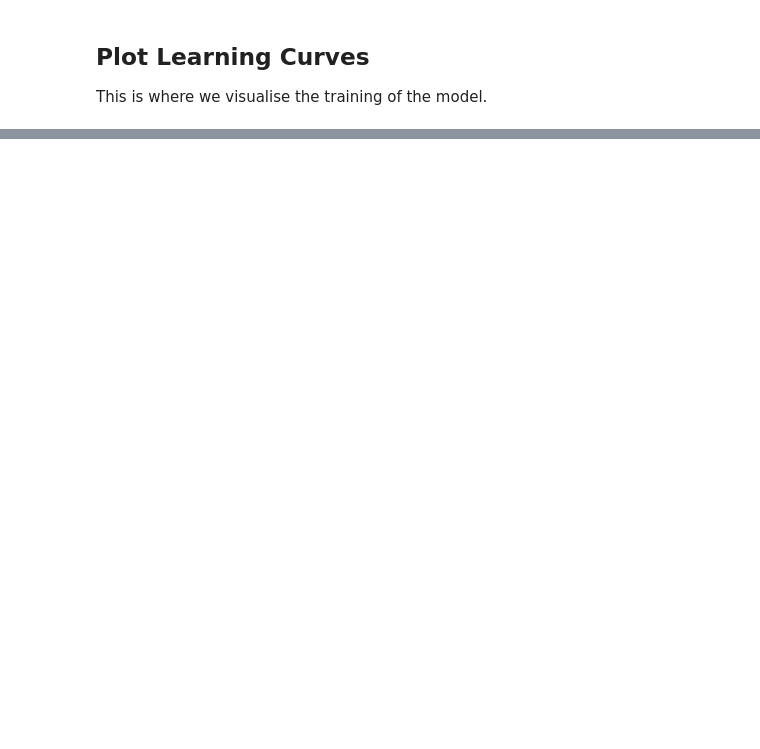
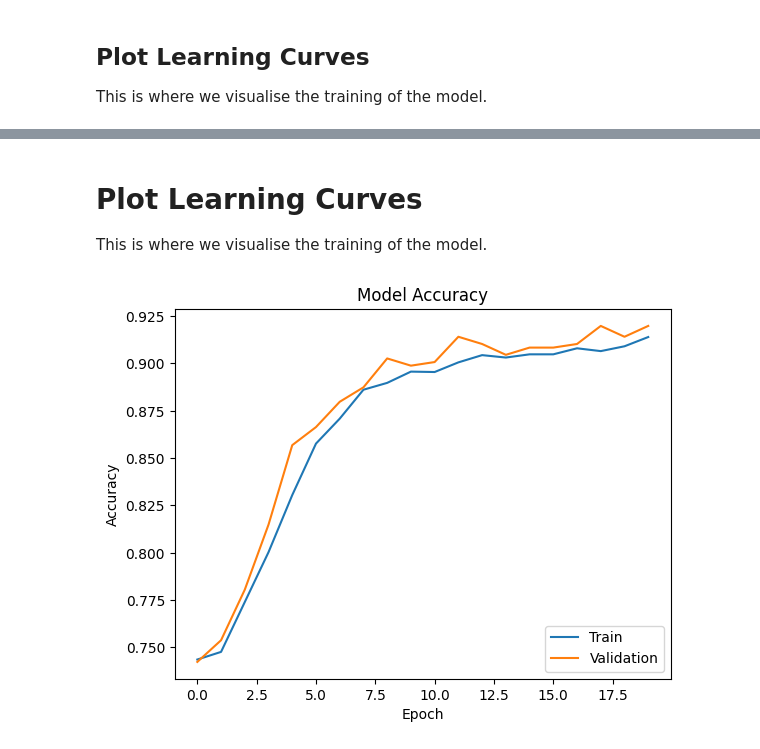
Before and after one commit to kbanz55/chainsmokers, a Jupyter notebook: Pneumonia.ipynb, the cells around one changed output, grey strips where cells are left out. Saved outputs shown, nothing was run; the diff lists cells and outputs as text; code cells hidden in the pictures; blank space fills up the shorter version.

```diff
--- a/Pneumonia.ipynb
+++ b/Pneumonia.ipynb
@@ -223,0 +227,13 @@ plt.show()
+# %%
+input = layers.Input(shape=train_x[0].shape)
+
+dense_1 = layers.Dense(units=len(np.unique(train_y)), activation="relu")(input)
+dense_2 = layers.Dense(units=len(np.unique(train_y)), activation="relu")(dense_1)
+dense_3 = layers.Dense(units=len(np.unique(train_y)), activation="relu")(dense_2)
+
+flatten = layers.Flatten()(dense_3)
+
+output = layers.Dense(units=len(np.unique(train_y)), activation="sigmoid")(flatten)
+
+model = Model(inputs=input, outputs=output, name="Model")
+model.summary()
@@ -223,0 +261,16 @@ plt.show()
+# %%
+# Defines the parameters used during training.
+BATCH_SIZE = 70
+NUM_EPOCHS = 20
+LEARNING_RATE = 0.003
+# %%
+# Defines the optimiser used to adjust the model weights and compiles the model.
+optimiser = SGD(learning_rate=LEARNING_RATE)
+model.compile(optimizer=optimiser, loss="binary_crossentropy", metrics=["accuracy"])
+# %%
+# We use the data generator to pass the training and validation data to the model to train it.
+history = model.fit(data_generator.flow(train_x, to_categorical(train_y), batch_size=BATCH_SIZE),
+                    steps_per_epoch=len(train_x) / BATCH_SIZE,
+                    validation_data=data_generator.flow(val_x, to_categorical(val_y), batch_size=BATCH_SIZE),
+                    validation_steps=len(val_x) / BATCH_SIZE,
+                    epochs=NUM_EPOCHS)
@@ -223,0 +295,13 @@ plt.show()
+# %% [markdown]
+# Plot Learning Curves
+This is where we visualise the training of the model.
+# %%
+plt.plot(history.history['accuracy'])
+plt.plot(history.history['val_accuracy'])
+plt.title('Model Accuracy')
+plt.ylabel('Accuracy')
+plt.xlabel('Epoch')
+plt.legend(['Train', 'Validation'], loc='lower right')
+plt.show()
+# %% [output]
+[figure, added]
```
Also changed, not shown: parts of 11 cells of this notebook.
